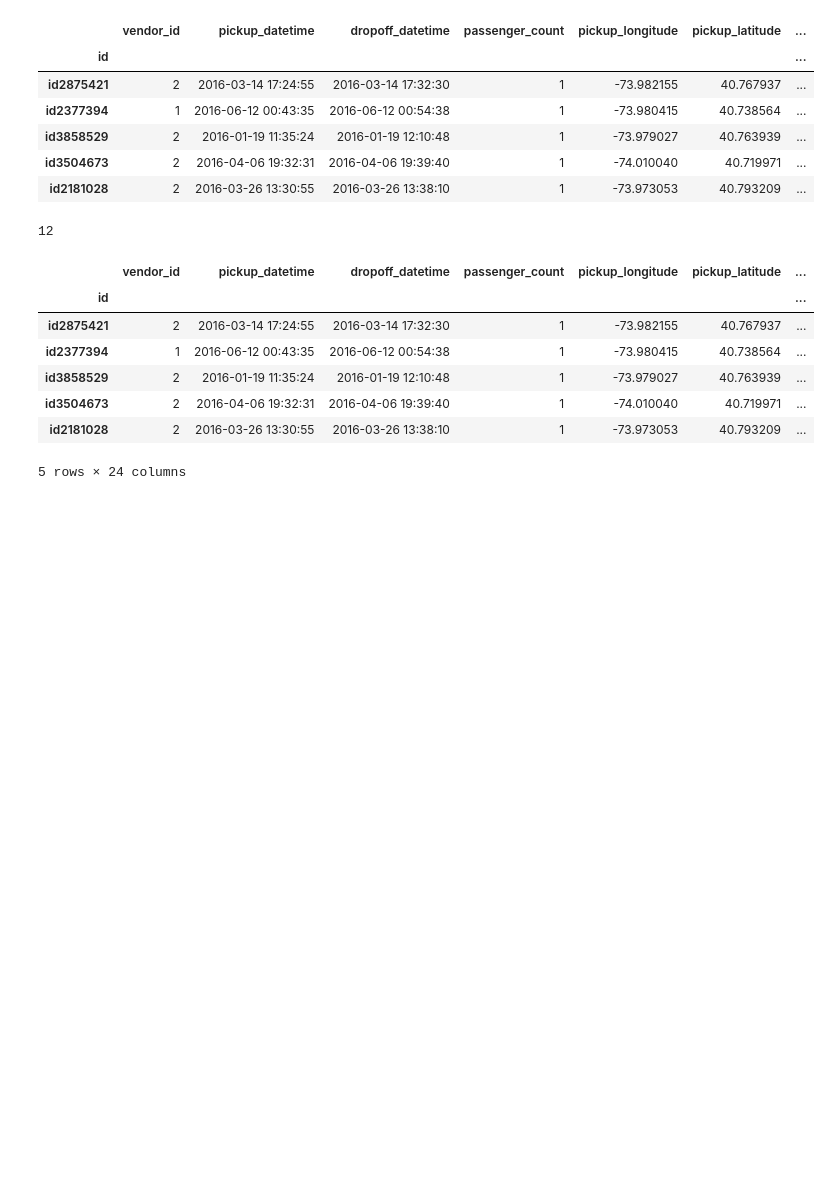
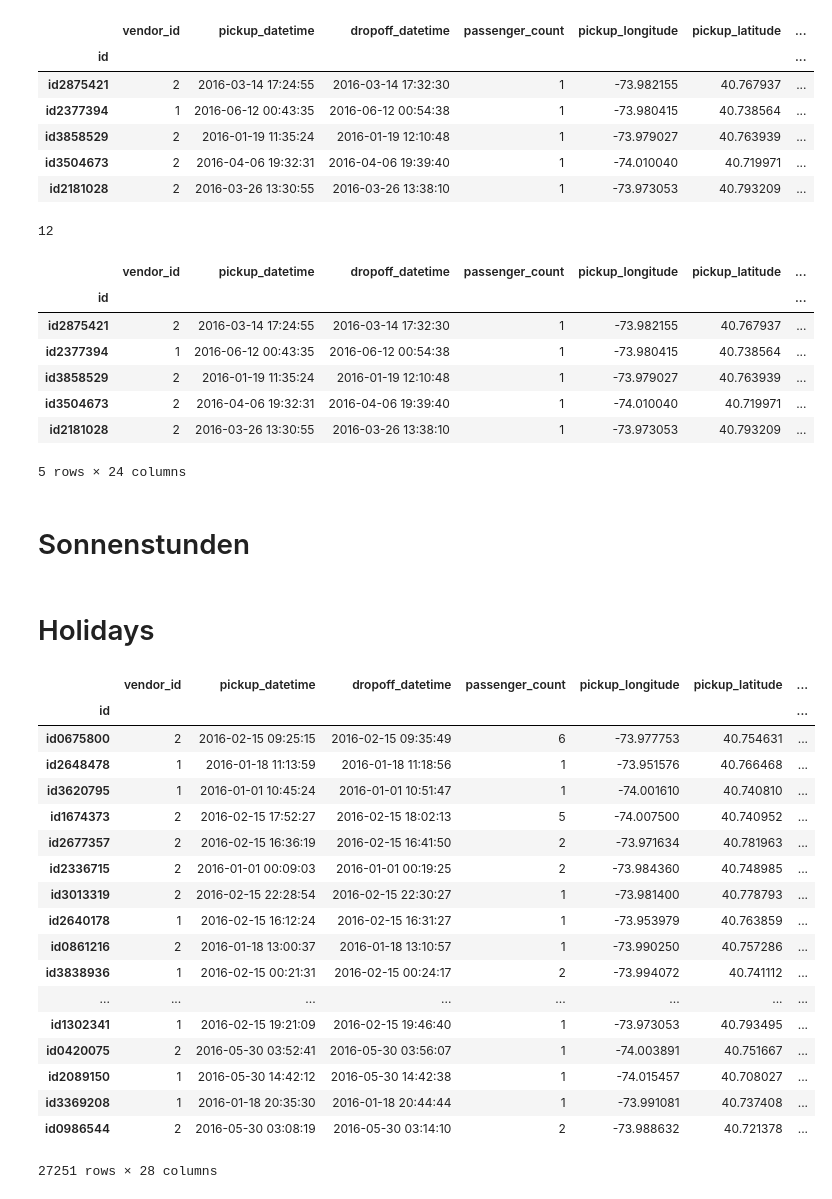
Before and after one commit to nblo/NYC_TaxiTripDuration, a Jupyter notebook: jupyter_notebooks/Preprocessing_Simon.ipynb, the cells around one changed output. Cells and saved outputs as stored; diff of their text form; code cells hidden in the pictures; blank space fills up the shorter version.

```diff
--- a/jupyter_notebooks/Preprocessing_Simon.ipynb
+++ b/jupyter_notebooks/Preprocessing_Simon.ipynb
@@ -161,6 +161,8 @@ df_rides.head()
 | id3504673 | 2 | 2016-04-06 19:32:31 | 2016-04-06 19:39:40 | 1 | -74.010040 | 40.719971 | ... |
 | id2181028 | 2 | 2016-03-26 13:30:55 | 2016-03-26 13:38:10 | 1 | -73.973053 | 40.793209 | ... |
 5 rows × 24 columns
+# %% [markdown]
+# Sonnenstunden
 # %%
 import datetime
 from suntime import Sun, SunTimeException
@@ -196,14 +199,36 @@ def calc_daylight(df, pickup_latitude,day_of_year):
 
 import math
 df_rides=calc_daylight(df_rides,'pickup_latitude','DayOfYear')
-# %%
-#Holidays --Not working atm
-from pandas.tseries.holiday import USFederalHolidayCalendar
-cal = USFederalHolidayCalendar()
-holidays = cal.holidays(start='2016-01-01', end='2016-12-31').to_pydatetime()
-df_rides['holiday']=None
-for i in range(len(df_rides)):
-    if df_rides['pickup_datetime'][1] in holidays:
-        df_rides['holiday'][i]=True
+# %% [markdown]
+# Holidays
+# %%
+from pandas.tseries.holiday import USFederalHolidayCalendar as calendar
+
+dr = pd.date_range(start='2016-01-01', end='2016-12-31')
+cal = calendar()
+holidays = cal.holidays(start=dr.min(), end=dr.max())
+
+df_rides['holiday2'] = df_rides['pickup_datetime'].dt.date.astype('datetime64').isin(holidays)
+df_rides.head()
 # %%
-df_rides=Sonnenstunden(df_rides)
+df_rides[df_rides['holiday2']==True]
+# %% [output]
+|  | vendor_id | pickup_datetime | dropoff_datetime | passenger_count | pickup_longitude | pickup_latitude | ... |
+| id |  |  |  |  |  |  | ... |
+| id0675800 | 2 | 2016-02-15 09:25:15 | 2016-02-15 09:35:49 | 6 | -73.977753 | 40.754631 | ... |
+| id2648478 | 1 | 2016-01-18 11:13:59 | 2016-01-18 11:18:56 | 1 | -73.951576 | 40.766468 | ... |
+| id3620795 | 1 | 2016-01-01 10:45:24 | 2016-01-01 10:51:47 | 1 | -74.001610 | 40.740810 | ... |
+| id1674373 | 2 | 2016-02-15 17:52:27 | 2016-02-15 18:02:13 | 5 | -74.007500 | 40.740952 | ... |
+| id2677357 | 2 | 2016-02-15 16:36:19 | 2016-02-15 16:41:50 | 2 | -73.971634 | 40.781963 | ... |
+| id2336715 | 2 | 2016-01-01 00:09:03 | 2016-01-01 00:19:25 | 2 | -73.984360 | 40.748985 | ... |
+| id3013319 | 2 | 2016-02-15 22:28:54 | 2016-02-15 22:30:27 | 1 | -73.981400 | 40.778793 | ... |
+| id2640178 | 1 | 2016-02-15 16:12:24 | 2016-02-15 16:31:27 | 1 | -73.953979 | 40.763859 | ... |
+| id0861216 | 2 | 2016-01-18 13:00:37 | 2016-01-18 13:10:57 | 1 | -73.990250 | 40.757286 | ... |
+| id3838936 | 1 | 2016-02-15 00:21:31 | 2016-02-15 00:24:17 | 2 | -73.994072 | 40.741112 | ... |
+| ... | ... | ... | ... | ... | ... | ... | ... |
+| id1302341 | 1 | 2016-02-15 19:21:09 | 2016-02-15 19:46:40 | 1 | -73.973053 | 40.793495 | ... |
+| id0420075 | 2 | 2016-05-30 03:52:41 | 2016-05-30 03:56:07 | 1 | -74.003891 | 40.751667 | ... |
+| id2089150 | 1 | 2016-05-30 14:42:12 | 2016-05-30 14:42:38 | 1 | -74.015457 | 40.708027 | ... |
+| id3369208 | 1 | 2016-01-18 20:35:30 | 2016-01-18 20:44:44 | 1 | -73.991081 | 40.737408 | ... |
+| id0986544 | 2 | 2016-05-30 03:08:19 | 2016-05-30 03:14:10 | 2 | -73.988632 | 40.721378 | ... |
+27251 rows × 28 columns
```
Also changed, not shown: parts of 1 cell of this notebook.
